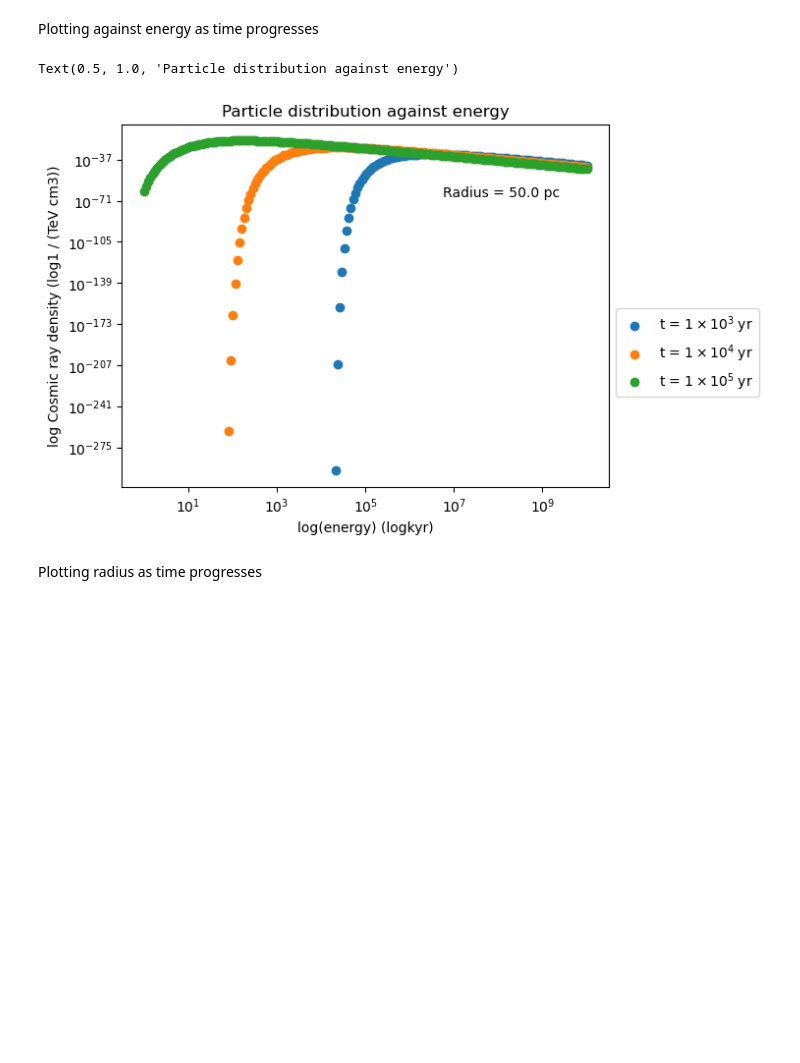
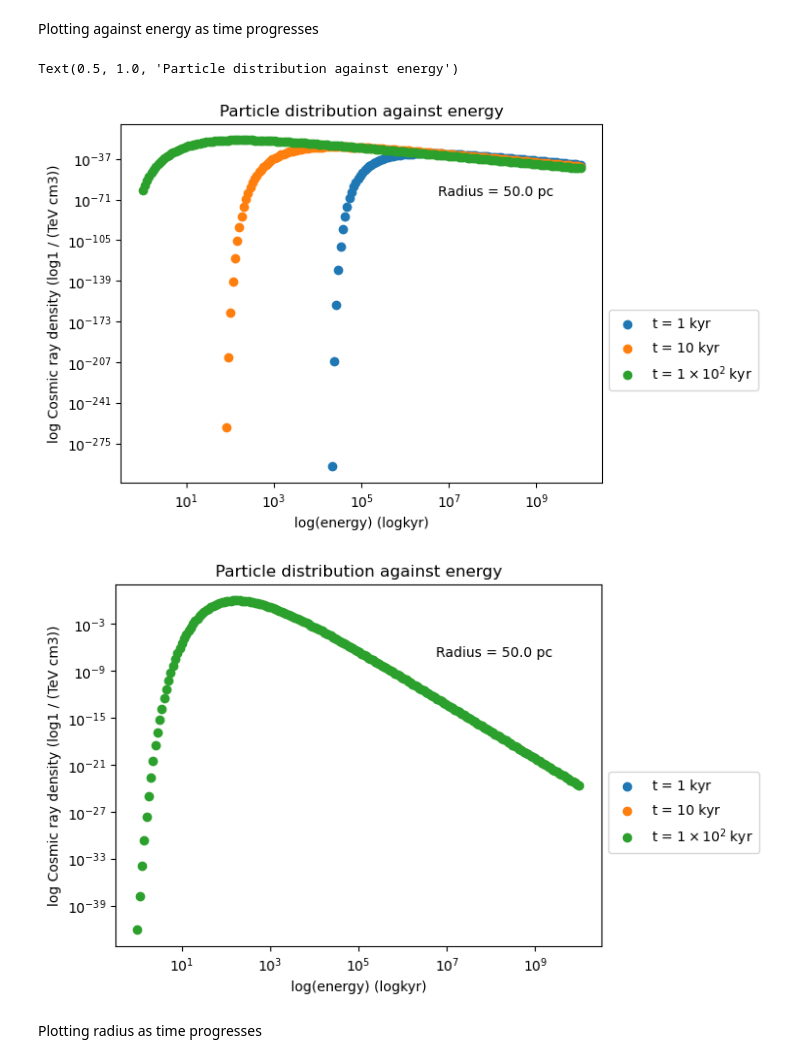
Before and after one commit to JoeBannouna/snr-prac, a Jupyter notebook: ShellInject.ipynb, the cells around one changed output. Cells and saved outputs as stored; diff of their text form; code cells hidden in the pictures; blank space fills up the shorter version.

Commit message:
stupid plot

```diff
--- a/ShellInject.ipynb
+++ b/ShellInject.ipynb
@@ -159,25 +159,36 @@ Plotting against energy as time progresses
 # %%
 Es = np.logspace(0, 10, 200)*u.TeV
 R = 100*u.pc
-T1 = 1000*u.yr
-T2 = 10000*u.yr
-T3 = 100000*u.yr
+T = [1, 10, 100] *u.kyr
+
 
 plt.figure()
-plt.scatter(Es, distribution(Es, R, T1), label=f"t = {T1.to_string(format='latex', precision=2)}")
-plt.scatter(Es, distribution(Es, R, T2), label=f"t = {T2.to_string(format='latex', precision=2)}")
-plt.scatter(Es, distribution(Es, R, T3), label=f"t = {T3.to_string(format='latex', precision=2)}")
+for i in T:
+    plt.scatter(Es, distribution(Es, R, i), label=f"t = {i.to_string(format='latex', precision=2)}")
 plt.yscale("log")
 plt.xscale("log")
 
 plt.legend(loc='center left', bbox_to_anchor=(1, 0.37))
 plt.xlabel(f"log(energy) (log{ts.unit})")
 plt.ylabel(f"log Cosmic ray density (log{distribution([E_input]*u.TeV, R_input, T).unit})")
 plt.text(0.9, 0.8, f"Radius = {R_input}", transform = plt.gca().transAxes, horizontalalignment="right")
 plt.title("Particle distribution against energy")
+
+plt.figure()
+for i in T:
+    plt.scatter(Es, distribution(Es, R, i)/max(distribution(Es, R, i)), label=f"t = {i.to_string(format='latex', precision=2)}")
+plt.yscale("log")
+plt.xscale("log")
+
+plt.legend(loc='center left', bbox_to_anchor=(1, 0.37))
+plt.xlabel(f"log(energy) (log{ts.unit})")
+plt.ylabel(f"log Cosmic ray density (log{distribution([E_input]*u.TeV, R_input, T).unit})")
+plt.text(0.9, 0.8, f"Radius = {R_input}", transform = plt.gca().transAxes, horizontalalignment="right")
+plt.title("Particle distribution against energy")
 # %% [output]
 Text(0.5, 1.0, 'Particle distribution against energy')
-[figure, old version]
+[figure, new version]
+[figure, added]
 # %% [markdown]
 Plotting radius as time progresses
 # %%
```
